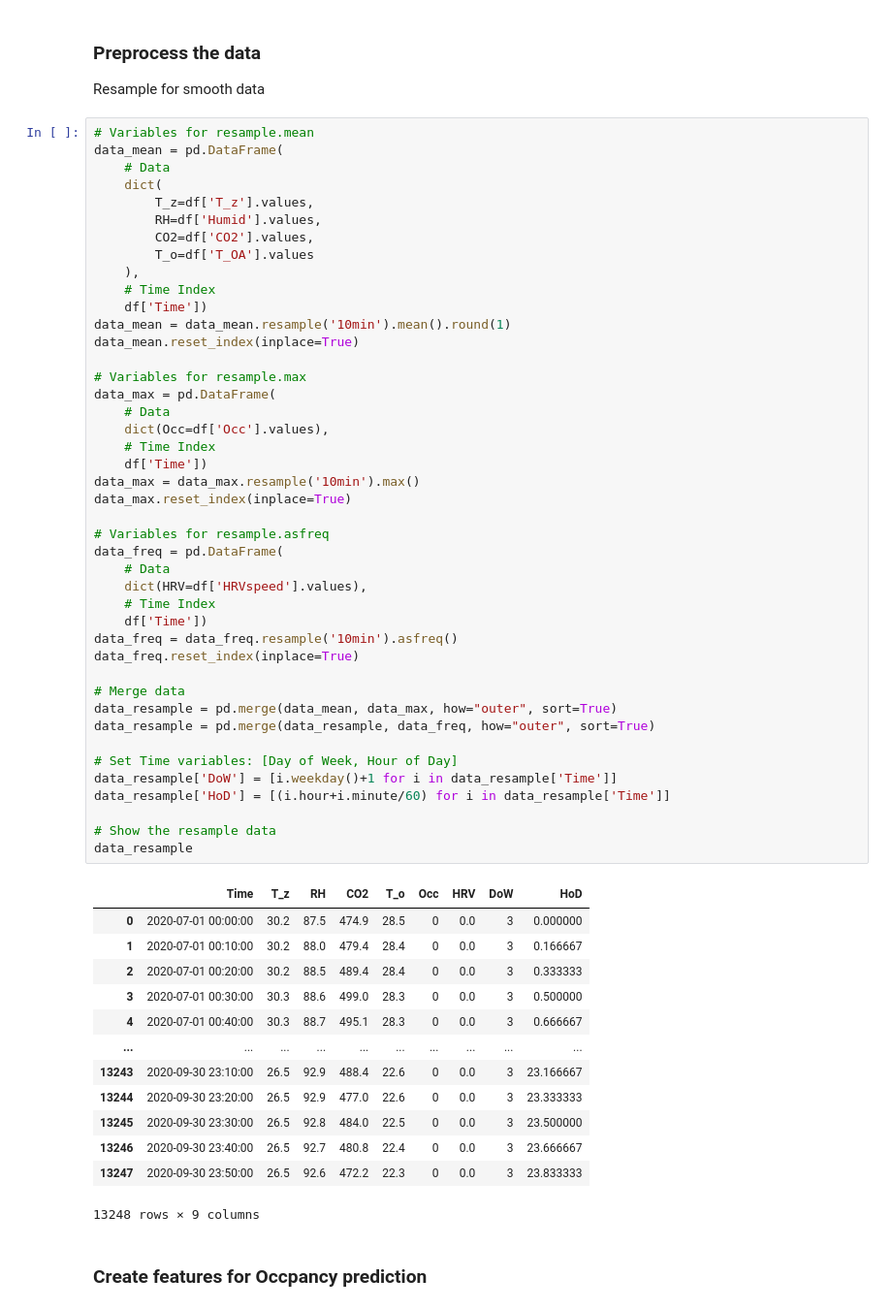
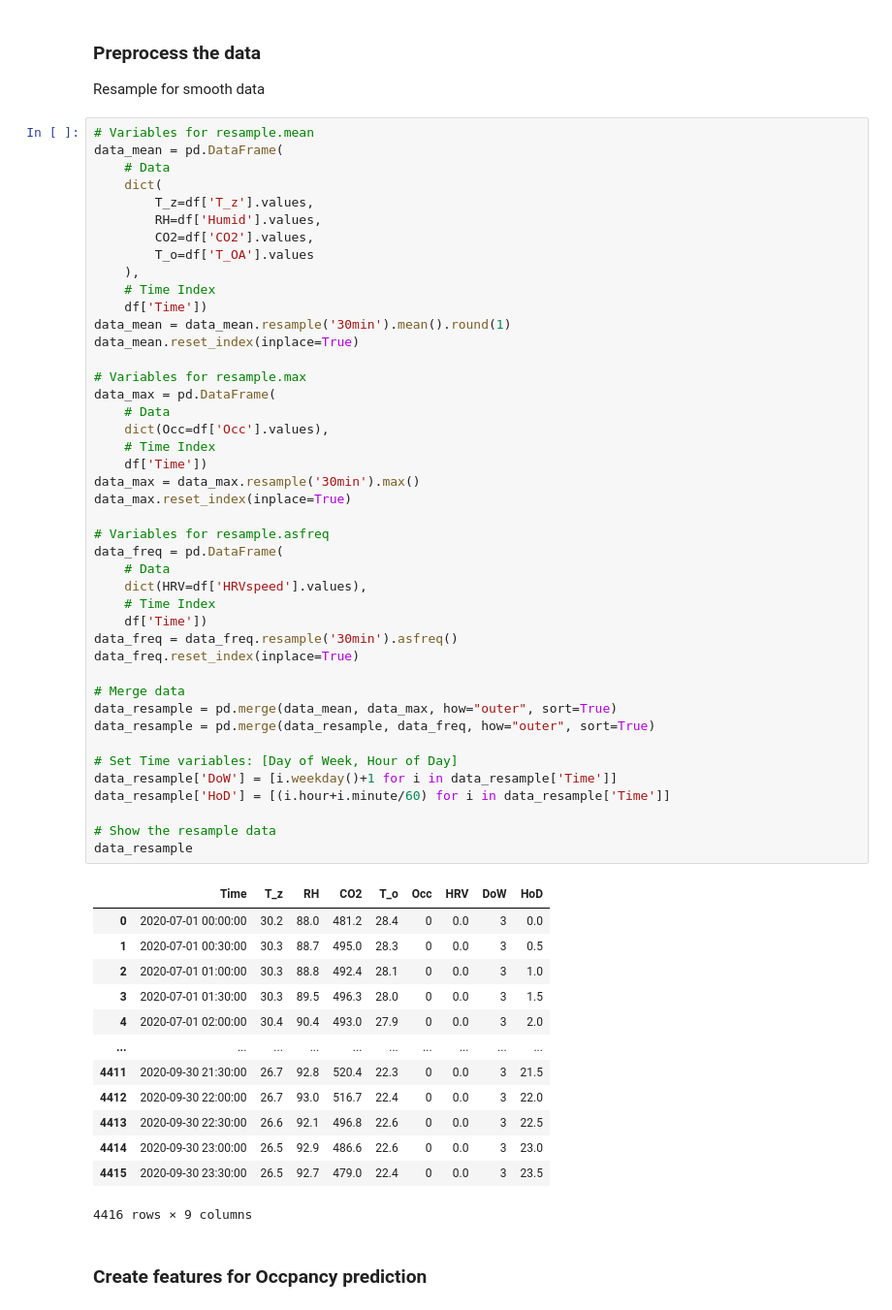
Before and after one commit to JackyWeng526/Office_Data_Application, a Jupyter notebook: Occ_predict_model.ipynb, the cells around one changed output. Shown: that part at 97% size. Saved outputs shown, nothing was run; the diff lists cells and outputs as text.

```diff
--- a/Occ_predict_model.ipynb
+++ b/Occ_predict_model.ipynb
@@ -35,51 +35,51 @@ data_mean = pd.DataFrame(
     ),
     # Time Index
     df['Time'])
-data_mean = data_mean.resample('10min').mean().round(1)
+data_mean = data_mean.resample('30min').mean().round(1)
 data_mean.reset_index(inplace=True)
 
 # Variables for resample.max
 data_max = pd.DataFrame(
     # Data
     dict(Occ=df['Occ'].values),
     # Time Index
     df['Time'])
-data_max = data_max.resample('10min').max()
+data_max = data_max.resample('30min').max()
 data_max.reset_index(inplace=True)
 
 # Variables for resample.asfreq
 data_freq = pd.DataFrame(
     # Data
     dict(HRV=df['HRVspeed'].values),
     # Time Index
     df['Time'])
-data_freq = data_freq.resample('10min').asfreq()
+data_freq = data_freq.resample('30min').asfreq()
 data_freq.reset_index(inplace=True)
 
 # Merge data
 data_resample = pd.merge(data_mean, data_max, how="outer", sort=True)
 data_resample = pd.merge(data_resample, data_freq, how="outer", sort=True)
 
 # Set Time variables: [Day of Week, Hour of Day]
 data_resample['DoW'] = [i.weekday()+1 for i in data_resample['Time']]
 data_resample['HoD'] = [(i.hour+i.minute/60) for i in data_resample['Time']]
 
 # Show the resample data
 data_resample
 # %% [output]
 |  | Time | T_z | RH | CO2 | T_o | Occ | HRV | DoW | HoD |
-| 0 | 2020-07-01 00:00:00 | 30.2 | 87.5 | 474.9 | 28.5 | 0 | 0.0 | 3 | 0.000000 |
-| 1 | 2020-07-01 00:10:00 | 30.2 | 88.0 | 479.4 | 28.4 | 0 | 0.0 | 3 | 0.166667 |
-| 2 | 2020-07-01 00:20:00 | 30.2 | 88.5 | 489.4 | 28.4 | 0 | 0.0 | 3 | 0.333333 |
-| 3 | 2020-07-01 00:30:00 | 30.3 | 88.6 | 499.0 | 28.3 | 0 | 0.0 | 3 | 0.500000 |
-| 4 | 2020-07-01 00:40:00 | 30.3 | 88.7 | 495.1 | 28.3 | 0 | 0.0 | 3 | 0.666667 |
+| 0 | 2020-07-01 00:00:00 | 30.2 | 88.0 | 481.2 | 28.4 | 0 | 0.0 | 3 | 0.0 |
+| 1 | 2020-07-01 00:30:00 | 30.3 | 88.7 | 495.0 | 28.3 | 0 | 0.0 | 3 | 0.5 |
+| 2 | 2020-07-01 01:00:00 | 30.3 | 88.8 | 492.4 | 28.1 | 0 | 0.0 | 3 | 1.0 |
+| 3 | 2020-07-01 01:30:00 | 30.3 | 89.5 | 496.3 | 28.0 | 0 | 0.0 | 3 | 1.5 |
+| 4 | 2020-07-01 02:00:00 | 30.4 | 90.4 | 493.0 | 27.9 | 0 | 0.0 | 3 | 2.0 |
 | ... | ... | ... | ... | ... | ... | ... | ... | ... | ... |
-| 13243 | 2020-09-30 23:10:00 | 26.5 | 92.9 | 488.4 | 22.6 | 0 | 0.0 | 3 | 23.166667 |
-| 13244 | 2020-09-30 23:20:00 | 26.5 | 92.9 | 477.0 | 22.6 | 0 | 0.0 | 3 | 23.333333 |
-| 13245 | 2020-09-30 23:30:00 | 26.5 | 92.8 | 484.0 | 22.5 | 0 | 0.0 | 3 | 23.500000 |
-| 13246 | 2020-09-30 23:40:00 | 26.5 | 92.7 | 480.8 | 22.4 | 0 | 0.0 | 3 | 23.666667 |
-| 13247 | 2020-09-30 23:50:00 | 26.5 | 92.6 | 472.2 | 22.3 | 0 | 0.0 | 3 | 23.833333 |
+| 4411 | 2020-09-30 21:30:00 | 26.7 | 92.8 | 520.4 | 22.3 | 0 | 0.0 | 3 | 21.5 |
+| 4412 | 2020-09-30 22:00:00 | 26.7 | 93.0 | 516.7 | 22.4 | 0 | 0.0 | 3 | 22.0 |
+| 4413 | 2020-09-30 22:30:00 | 26.6 | 92.1 | 496.8 | 22.6 | 0 | 0.0 | 3 | 22.5 |
+| 4414 | 2020-09-30 23:00:00 | 26.5 | 92.9 | 486.6 | 22.6 | 0 | 0.0 | 3 | 23.0 |
+| 4415 | 2020-09-30 23:30:00 | 26.5 | 92.7 | 479.0 | 22.4 | 0 | 0.0 | 3 | 23.5 |
-13248 rows × 9 columns
+4416 rows × 9 columns
 # %% [markdown]
 ### Create features for Occpancy prediction
 # %%
```
Also changed, not shown: parts of 5 cells of this notebook, 1 other file.
